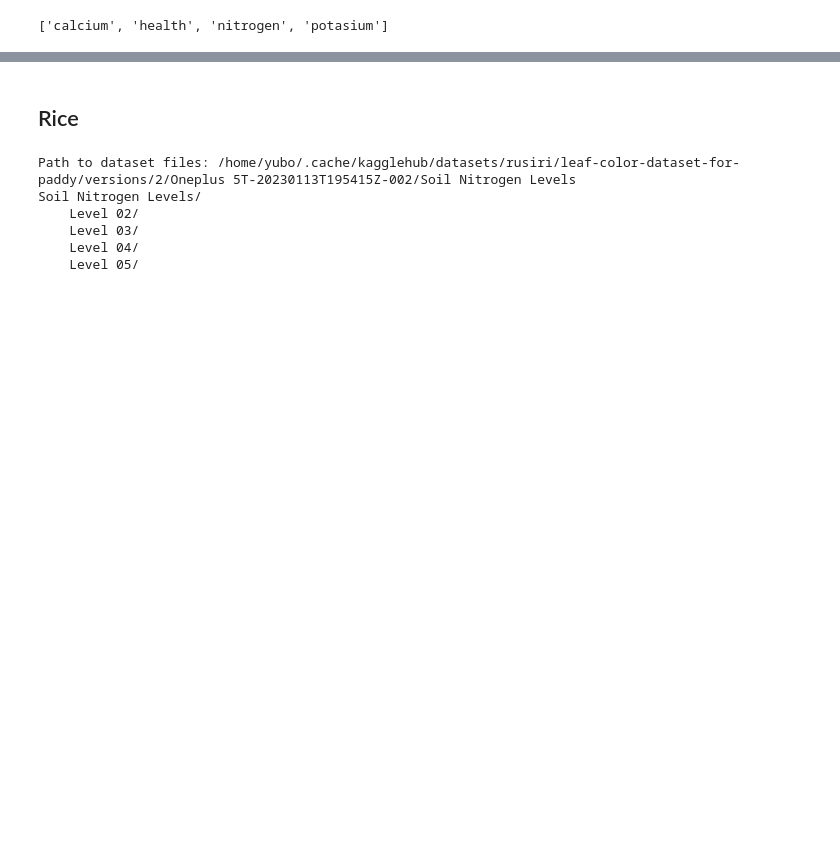
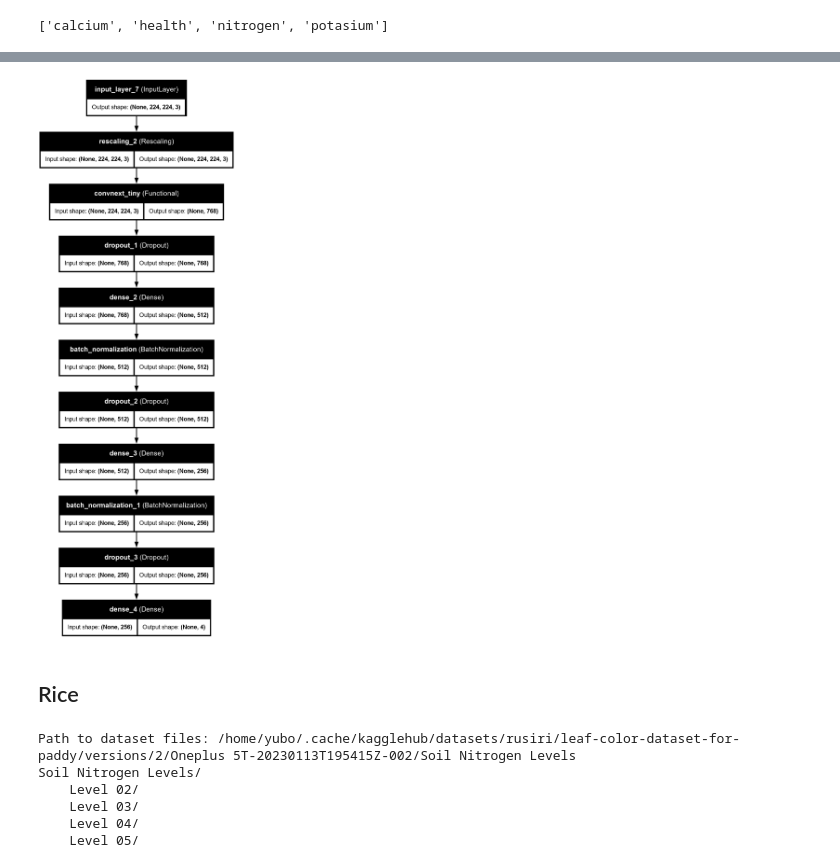
Before and after one commit to Yubo-Cao/tsa-2025-engineering-design, a Jupyter notebook: deep-learning/main.ipynb, the cells around one changed output, grey strips where cells are left out. Saved outputs shown, nothing was run; the diff lists cells and outputs as text; code cells hidden in the pictures; blank space fills up the shorter version.

```diff
--- a/deep-learning/main.ipynb
+++ b/deep-learning/main.ipynb
@@ -254,6 +342,15 @@ def build_model():
 
 
 model = build_model()
+# %%
+plot_model(
+    model,
+    to_file=OUTPUT_PATH / "melon_model.png",
+    show_shapes=True,
+    show_layer_names=True,
+)
+# %% [output]
+[figure, added]
 # %%
 initial_epochs = 10
 history = model.fit(
```
Also changed, not shown: parts of 12 cells of this notebook, 7 other files.
